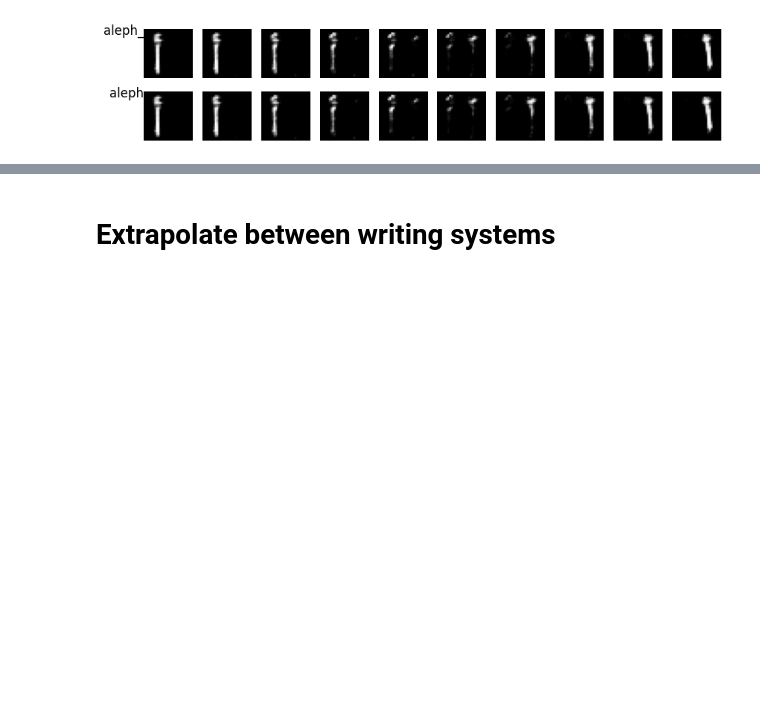
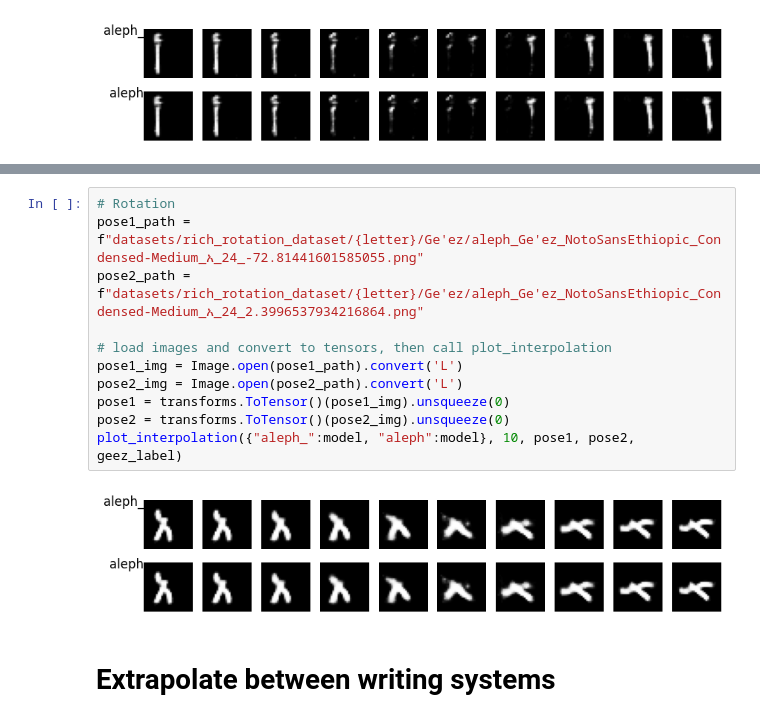
Before and after one commit to bensapirstein/DeepGraphemics, a Jupyter notebook: 7_capsnet_evaluation.ipynb, the cells around one changed output, grey strips where cells are left out. Saved outputs shown, nothing was run; the diff lists cells and outputs as text; blank space fills up the shorter version.

```diff
--- a/7_capsnet_evaluation.ipynb
+++ b/7_capsnet_evaluation.ipynb
@@ -399,5 +409,18 @@ plot_interpolation({"aleph_":model, "aleph":model}, 10, small, big)
 # %% [output]
 [figure]
+# %%
+# Rotation
+pose1_path = f"datasets/rich_rotation_dataset/{letter}/Ge'ez/aleph_Ge'ez_NotoSansEthiopic_Condensed-Medium_አ_24_-72.81441601585055.png"
+pose2_path = f"datasets/rich_rotation_dataset/{letter}/Ge'ez/aleph_Ge'ez_NotoSansEthiopic_Condensed-Medium_አ_24_2.3996537934216864.png"
+
+# load images and convert to tensors, then call plot_interpolation
+pose1_img = Image.open(pose1_path).convert('L')
+pose2_img = Image.open(pose2_path).convert('L')
+pose1 = transforms.ToTensor()(pose1_img).unsqueeze(0)
+pose2 = transforms.ToTensor()(pose2_img).unsqueeze(0)
+plot_interpolation({"aleph_":model, "aleph":model}, 10, pose1, pose2, geez_label)
+# %% [output]
+[figure, added]
 # %% [markdown]
 # Extrapolate between writing systems
 # %%
```
Also changed, not shown: parts of 9 cells of this notebook.
